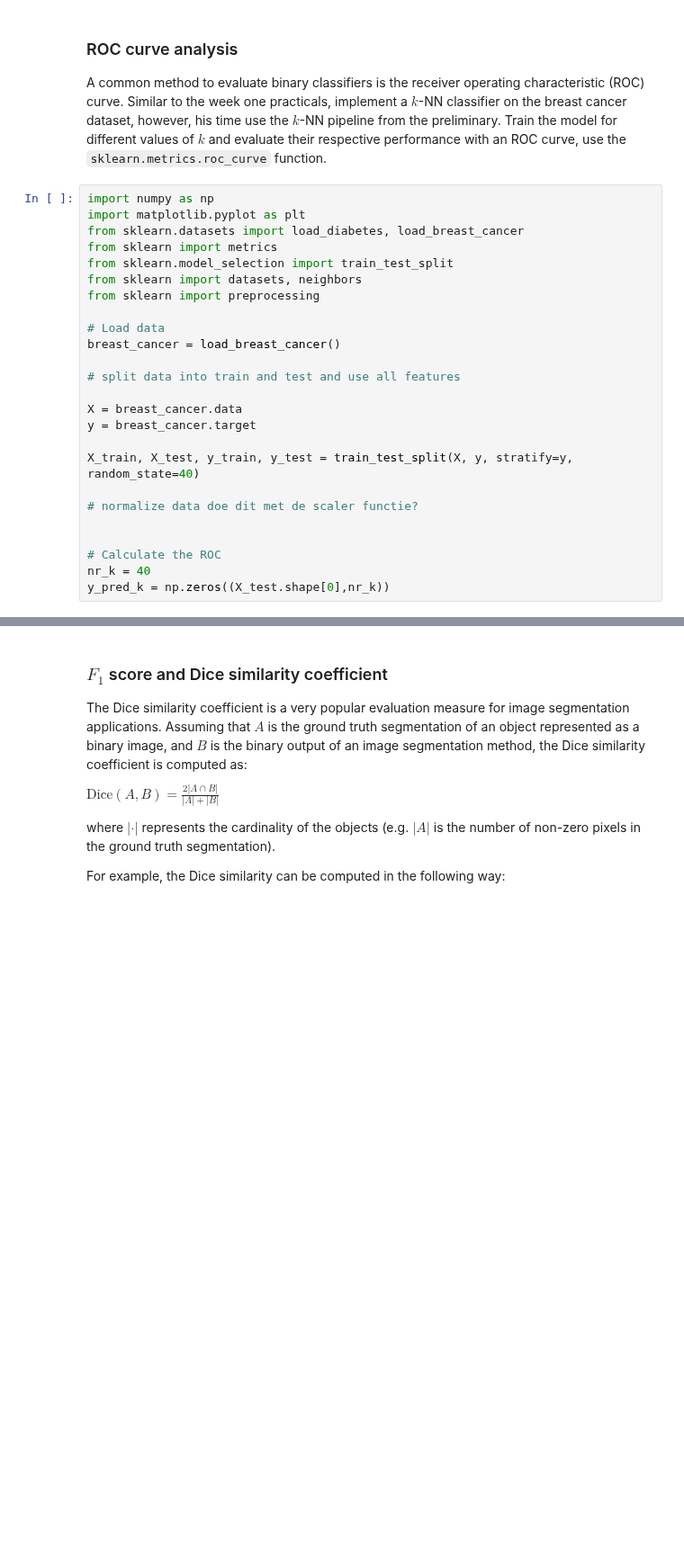
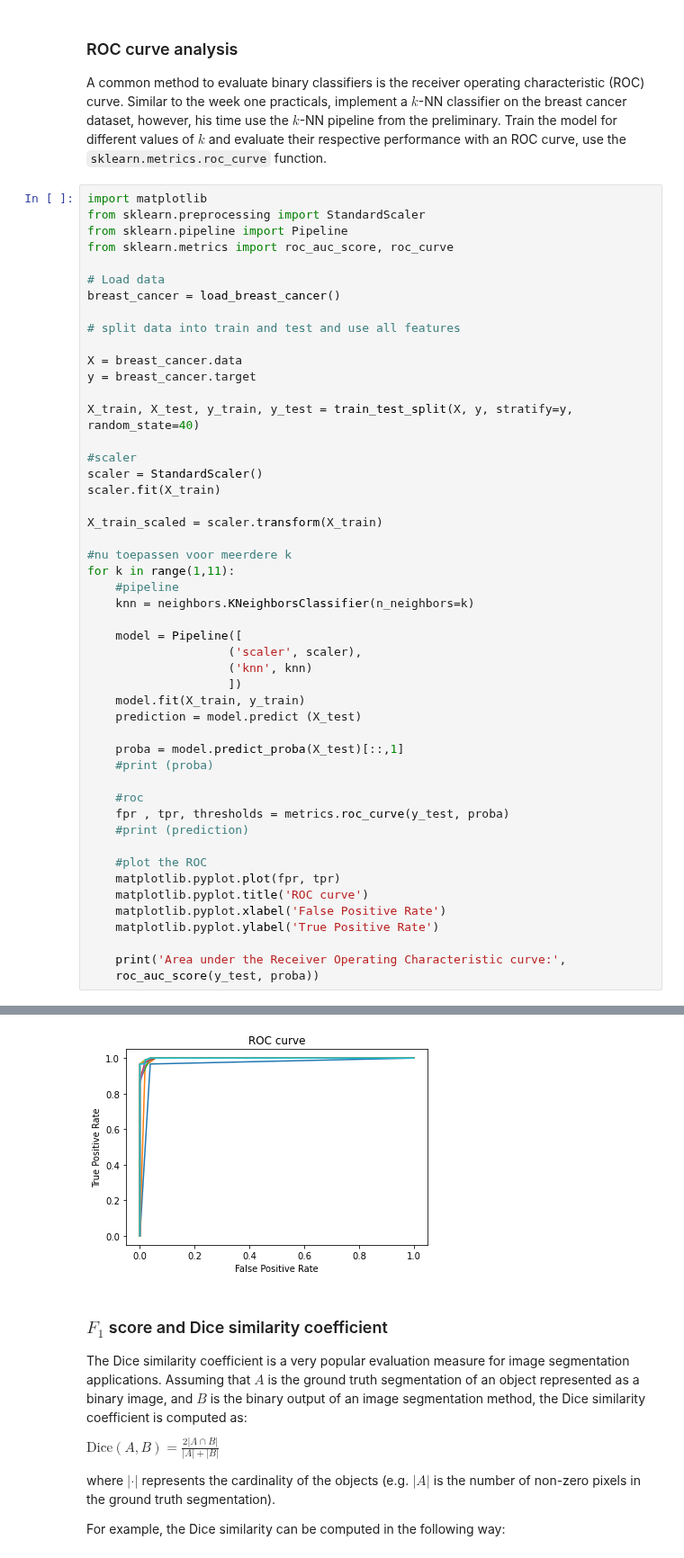
Before and after one commit to florisverheijen/8dm50-machine-learning, a Jupyter notebook: practicals/week_2.ipynb, the cells around one changed output, grey strips where cells are left out. Shown at 90% size. Drawn from its saved outputs; the diff is of its cells as text; blank space fills up the shorter version.

Commit message:
ROC functie

```diff
--- a/practicals/week_2.ipynb
+++ b/practicals/week_2.ipynb
@@ -159,28 +159,53 @@ Repeat this experiment, this time using the diabetes dataset instead of the gene
 # %% [markdown]
 ### ROC curve analysis
 A common method to evaluate binary classifiers is the receiver operating characteristic (ROC) curve. Similar to the week one practicals, implement a $k$-NN classifier on the breast cancer dataset, however, his time use the $k$-NN pipeline from the preliminary. Train the model for different values of $k$ and evaluate their respective performance with an ROC curve, use the `sklearn.metrics.roc_curve` function.
-# %%
-import numpy as np
-import matplotlib.pyplot as plt
-from sklearn.datasets import load_diabetes, load_breast_cancer
-from sklearn import metrics
-from sklearn.model_selection import train_test_split
-from sklearn import datasets, neighbors
-from sklearn import preprocessing
-
-# Load data
-breast_cancer = load_breast_cancer()
-
-# split data into train and test and use all features
-
-X = breast_cancer.data
-y = breast_cancer.target
-
-X_train, X_test, y_train, y_test = train_test_split(X, y, stratify=y, random_state=40)
-
-# normalize data doe dit met de scaler functie?
-
-
-# Calculate the ROC
-nr_k = 40
-y_pred_k = np.zeros((X_test.shape[0],nr_k))
+# %%
+import matplotlib
+from sklearn.preprocessing import StandardScaler
+from sklearn.pipeline import Pipeline
+from sklearn.metrics import roc_auc_score, roc_curve
+
+# Load data
+breast_cancer = load_breast_cancer()
+
+# split data into train and test and use all features
+
+X = breast_cancer.data
+y = breast_cancer.target
+
+X_train, X_test, y_train, y_test = train_test_split(X, y, stratify=y, random_state=40)
+
+#scaler
+scaler = StandardScaler()
+scaler.fit(X_train)
+
+X_train_scaled = scaler.transform(X_train)
+
+#nu toepassen voor meerdere k
+for k in range(1,11):
+    #pipeline
+    knn = neighbors.KNeighborsClassifier(n_neighbors=k)
+
+    model = Pipeline([
+                    ('scaler', scaler),
+                    ('knn', knn)
+                    ])
+    model.fit(X_train, y_train)
+    prediction = model.predict (X_test)
+
+    proba = model.predict_proba(X_test)[::,1]
+    #print (proba)
+
+    #roc
+    fpr , tpr, thresholds = metrics.roc_curve(y_test, proba)
+    #print (prediction)
+
+    #plot the ROC
+    matplotlib.pyplot.plot(fpr, tpr)
+    matplotlib.pyplot.title('ROC curve')
+    matplotlib.pyplot.xlabel('False Positive Rate')
+    matplotlib.pyplot.ylabel('True Positive Rate')
+
+    print('Area under the Receiver Operating Characteristic curve:',
+    roc_auc_score(y_test, proba))
+# %% [output]
@@ -187,3 +222,4 @@ y_pred_k = np.zeros((X_test.shape[0],nr_k))
+[figure, added]
 # %% [markdown]
 ### $F_1$ score and Dice similarity coefficient
 
```
Also changed, not shown: parts of 1 cell of this notebook.
